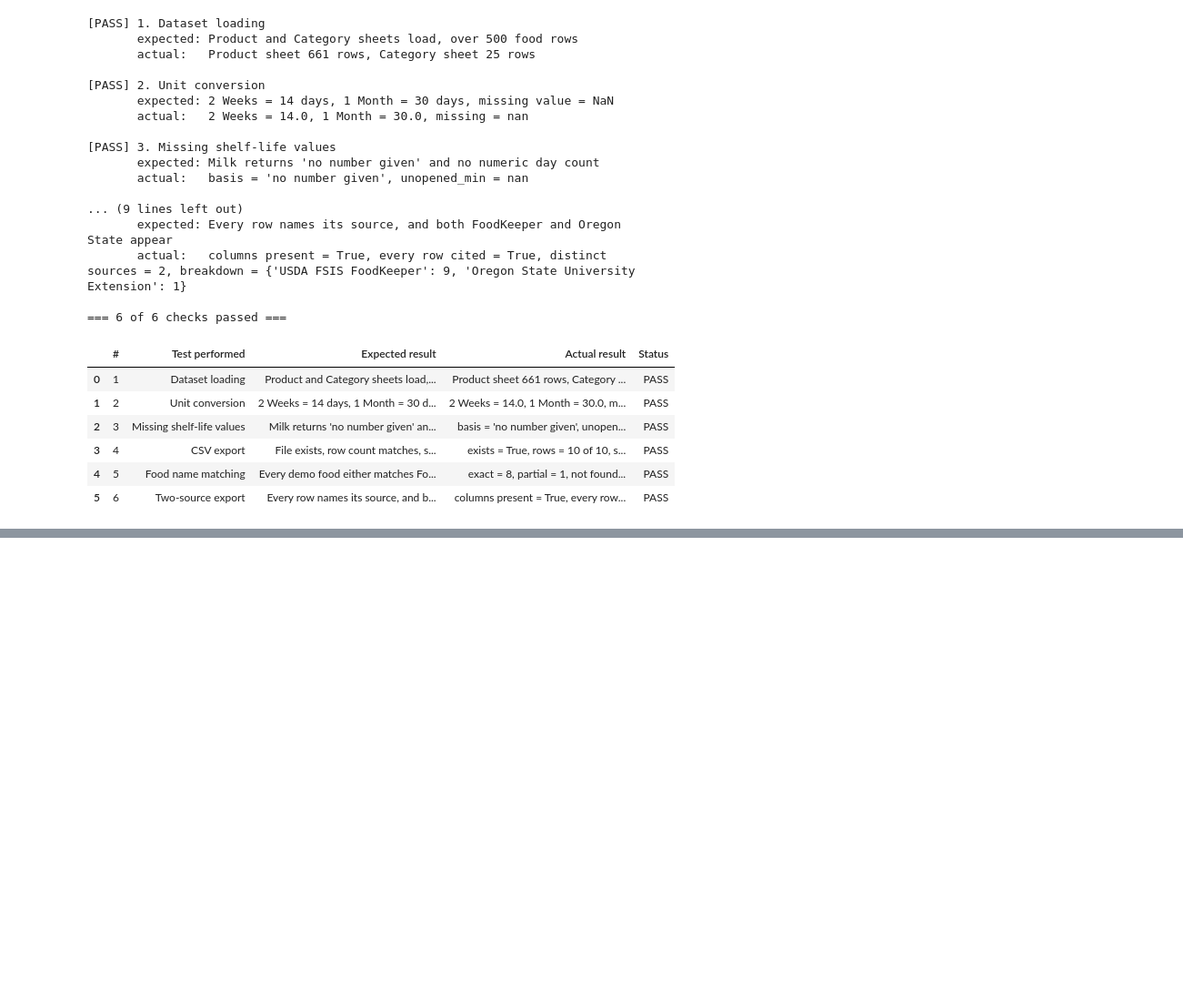
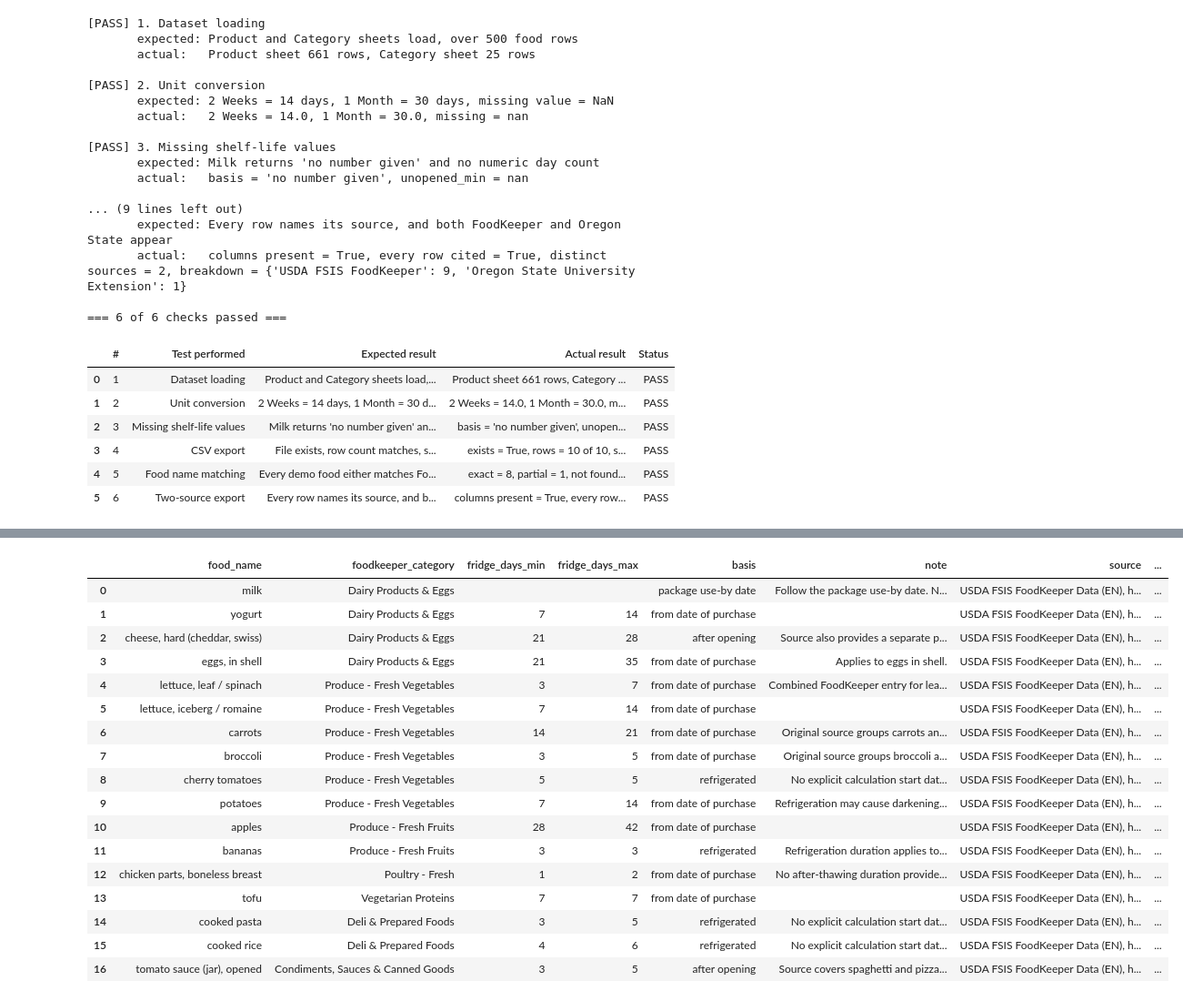
Before and after one commit to SmartPantry-AI/smartpantry-ai, a Jupyter notebook: notebooks/shelf_life_data_sourcing.ipynb, the cells around one changed output, grey strips where cells are left out. Shown at 91% size. Cells and saved outputs as stored; diff of their text form; code cells hidden in the pictures; blank space fills up the shorter version.

```diff
--- a/notebooks/shelf_life_data_sourcing.ipynb
+++ b/notebooks/shelf_life_data_sourcing.ipynb
@@ -82,8 +99,22 @@ pd.set_option("display.max_columns", 50)
 # "open the notebook and run it" session is the folder the notebook sits in.
 # If you launch Jupyter from somewhere else, set NOTEBOOK_DIR by hand to the
 # folder holding this notebook.
-NOTEBOOK_DIR = Path.cwd()
-REPO_DATA    = NOTEBOOK_DIR.parent / "data" / "processed"  # when run from notebooks/ in the repo
+# Resolve the repository root independently of the
+# notebook's current working directory.
+
+project_root = Path.cwd().resolve()
+
+if not (project_root / "modules").is_dir():
+    project_root = project_root.parent
+
+assert (project_root / "data" / "processed").is_dir(), (
+    "SmartPantry project folder not found."
+)
+
+NOTEBOOK_DIR = project_root / "notebooks"
+REPO_DATA = project_root / "data" / "processed"
+
+print("Project root:", project_root)
 
 
 def find_input(filename):
@@ -959,0 +1089,32 @@ these in full.
+# %%
+foodkeeper_path = (
+    project_root
+    / "data"
+    / "processed"
+    / "foodkeeper_produce_dairy_shelf_life_clean.csv"
+)
+
+assert foodkeeper_path.is_file(), (
+    "Maintained FoodKeeper dataset not found."
+)
+
+phase5_foodkeeper = pd.read_csv(
+    foodkeeper_path,
+    dtype=str,
+    keep_default_na=False,
+)
+
+assert len(phase5_foodkeeper) == 17
+
+print("PASS: Maintained FoodKeeper dataset located.")
+print("PASS: All 17 curated records loaded.")
+
+print("\nDataset columns:")
+for column in phase5_foodkeeper.columns:
+    print(f" - {column}")
+
+print("\nStorage duration measurement bases:")
+print(phase5_foodkeeper["basis"].value_counts())
+
+display(phase5_foodkeeper)
+# %% [output]
@@ -959,0 +1138,18 @@ these in full.
+|  | food_name | foodkeeper_category | fridge_days_min | fridge_days_max | basis | note | source | ... |
+| 0 | milk | Dairy Products & Eggs |  |  | package use-by date | Follow the package use-by date. N... | USDA FSIS FoodKeeper Data (EN), h... | ... |
+| 1 | yogurt | Dairy Products & Eggs | 7 | 14 | from date of purchase |  | USDA FSIS FoodKeeper Data (EN), h... | ... |
+| 2 | cheese, hard (cheddar, swiss) | Dairy Products & Eggs | 21 | 28 | after opening | Source also provides a separate p... | USDA FSIS FoodKeeper Data (EN), h... | ... |
+| 3 | eggs, in shell | Dairy Products & Eggs | 21 | 35 | from date of purchase | Applies to eggs in shell. | USDA FSIS FoodKeeper Data (EN), h... | ... |
+| 4 | lettuce, leaf / spinach | Produce - Fresh Vegetables | 3 | 7 | from date of purchase | Combined FoodKeeper entry for lea... | USDA FSIS FoodKeeper Data (EN), h... | ... |
+| 5 | lettuce, iceberg / romaine | Produce - Fresh Vegetables | 7 | 14 | from date of purchase |  | USDA FSIS FoodKeeper Data (EN), h... | ... |
+| 6 | carrots | Produce - Fresh Vegetables | 14 | 21 | from date of purchase | Original source groups carrots an... | USDA FSIS FoodKeeper Data (EN), h... | ... |
+| 7 | broccoli | Produce - Fresh Vegetables | 3 | 5 | from date of purchase | Original source groups broccoli a... | USDA FSIS FoodKeeper Data (EN), h... | ... |
+| 8 | cherry tomatoes | Produce - Fresh Vegetables | 5 | 5 | refrigerated | No explicit calculation start dat... | USDA FSIS FoodKeeper Data (EN), h... | ... |
+| 9 | potatoes | Produce - Fresh Vegetables | 7 | 14 | from date of purchase | Refrigeration may cause darkening... | USDA FSIS FoodKeeper Data (EN), h... | ... |
+| 10 | apples | Produce - Fresh Fruits | 28 | 42 | from date of purchase |  | USDA FSIS FoodKeeper Data (EN), h... | ... |
+| 11 | bananas | Produce - Fresh Fruits | 3 | 3 | refrigerated | Refrigeration duration applies to... | USDA FSIS FoodKeeper Data (EN), h... | ... |
+| 12 | chicken parts, boneless breast | Poultry - Fresh | 1 | 2 | from date of purchase | No after-thawing duration provide... | USDA FSIS FoodKeeper Data (EN), h... | ... |
+| 13 | tofu | Vegetarian Proteins | 7 | 7 | from date of purchase |  | USDA FSIS FoodKeeper Data (EN), h... | ... |
+| 14 | cooked pasta | Deli & Prepared Foods | 3 | 5 | refrigerated | No explicit calculation start dat... | USDA FSIS FoodKeeper Data (EN), h... | ... |
+| 15 | cooked rice | Deli & Prepared Foods | 4 | 6 | refrigerated | No explicit calculation start dat... | USDA FSIS FoodKeeper Data (EN), h... | ... |
+| 16 | tomato sauce (jar), opened | Condiments, Sauces & Canned Goods | 3 | 5 | after opening | Source covers spaghetti and pizza... | USDA FSIS FoodKeeper Data (EN), h... | ... |
```
Also changed, not shown: parts of 17 cells of this notebook, 9 other files.
